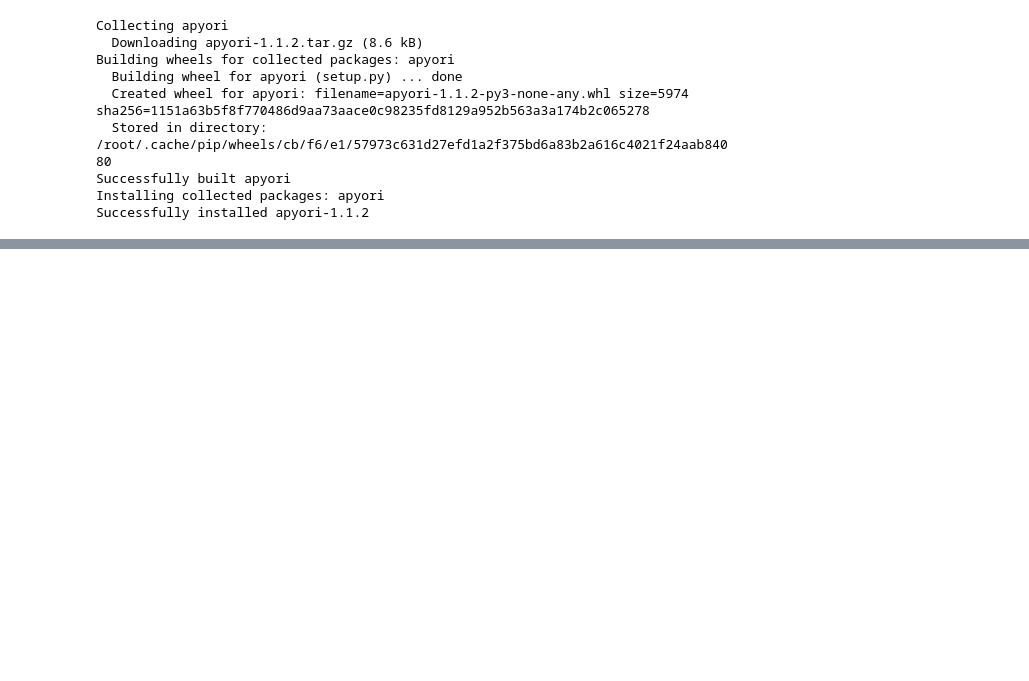
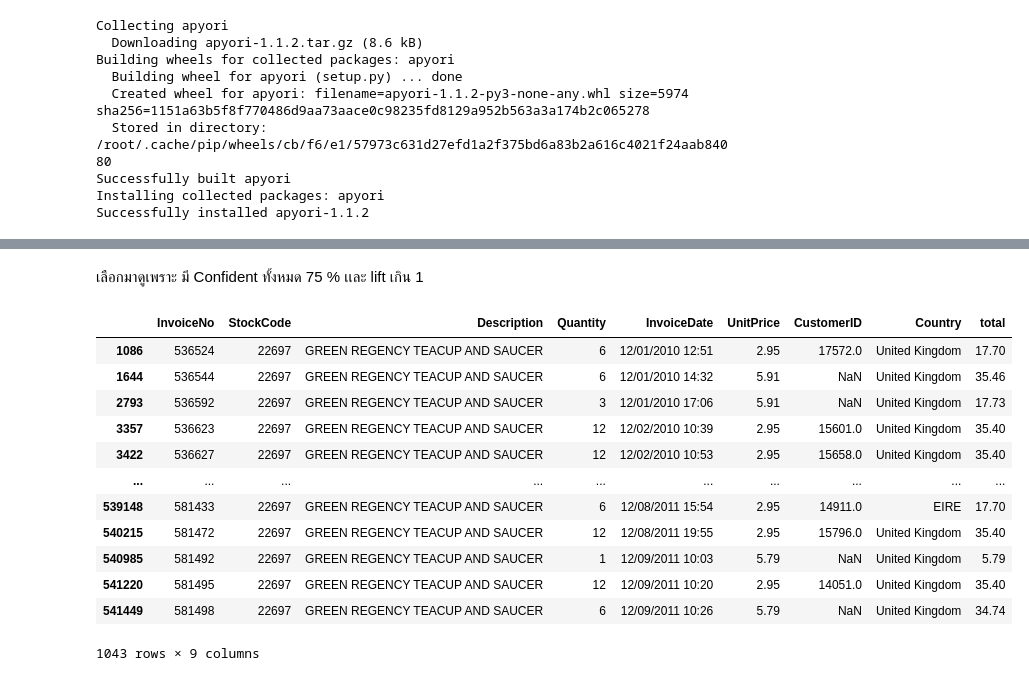
Before and after one commit to SupidchayaTangkidwanich/DWDM21, a Jupyter notebook: Chapter6_Association_Rules.ipynb, the cells around one changed output, grey strips where cells are left out. Cells and saved outputs as stored; diff of their text form; code cells hidden in the pictures; blank space fills up the shorter version.

Commit message:
lift

```diff
--- a/Chapter6_Association_Rules.ipynb
+++ b/Chapter6_Association_Rules.ipynb
@@ -375,0 +421,19 @@ from apyori import apriori
+# %% [markdown]
+เลือกมาดูเพราะ มี Confident ทั้งหมด 75 %
+เเละ lift เกิน 1
+# %%
+data_clean[data_clean['StockCode']=='22697'] # 22697 คือ GREEN REGENCY TEACUP AND SAUCER
+# %% [output]
+|  | InvoiceNo | StockCode | Description | Quantity | InvoiceDate | UnitPrice | CustomerID | Country | total |
+| 1086 | 536524 | 22697 | GREEN REGENCY TEACUP AND SAUCER | 6 | 12/01/2010 12:51 | 2.95 | 17572.0 | United Kingdom | 17.70 |
+| 1644 | 536544 | 22697 | GREEN REGENCY TEACUP AND SAUCER | 6 | 12/01/2010 14:32 | 5.91 | NaN | United Kingdom | 35.46 |
+| 2793 | 536592 | 22697 | GREEN REGENCY TEACUP AND SAUCER | 3 | 12/01/2010 17:06 | 5.91 | NaN | United Kingdom | 17.73 |
+| 3357 | 536623 | 22697 | GREEN REGENCY TEACUP AND SAUCER | 12 | 12/02/2010 10:39 | 2.95 | 15601.0 | United Kingdom | 35.40 |
+| 3422 | 536627 | 22697 | GREEN REGENCY TEACUP AND SAUCER | 12 | 12/02/2010 10:53 | 2.95 | 15658.0 | United Kingdom | 35.40 |
+| ... | ... | ... | ... | ... | ... | ... | ... | ... | ... |
+| 539148 | 581433 | 22697 | GREEN REGENCY TEACUP AND SAUCER | 6 | 12/08/2011 15:54 | 2.95 | 14911.0 | EIRE | 17.70 |
+| 540215 | 581472 | 22697 | GREEN REGENCY TEACUP AND SAUCER | 12 | 12/08/2011 19:55 | 2.95 | 15796.0 | United Kingdom | 35.40 |
+| 540985 | 581492 | 22697 | GREEN REGENCY TEACUP AND SAUCER | 1 | 12/09/2011 10:03 | 5.79 | NaN | United Kingdom | 5.79 |
+| 541220 | 581495 | 22697 | GREEN REGENCY TEACUP AND SAUCER | 12 | 12/09/2011 10:20 | 2.95 | 14051.0 | United Kingdom | 35.40 |
+| 541449 | 581498 | 22697 | GREEN REGENCY TEACUP AND SAUCER | 6 | 12/09/2011 10:26 | 5.79 | NaN | United Kingdom | 34.74 |
+1043 rows × 9 columns
```
Also changed, not shown: parts of 7 cells of this notebook.
